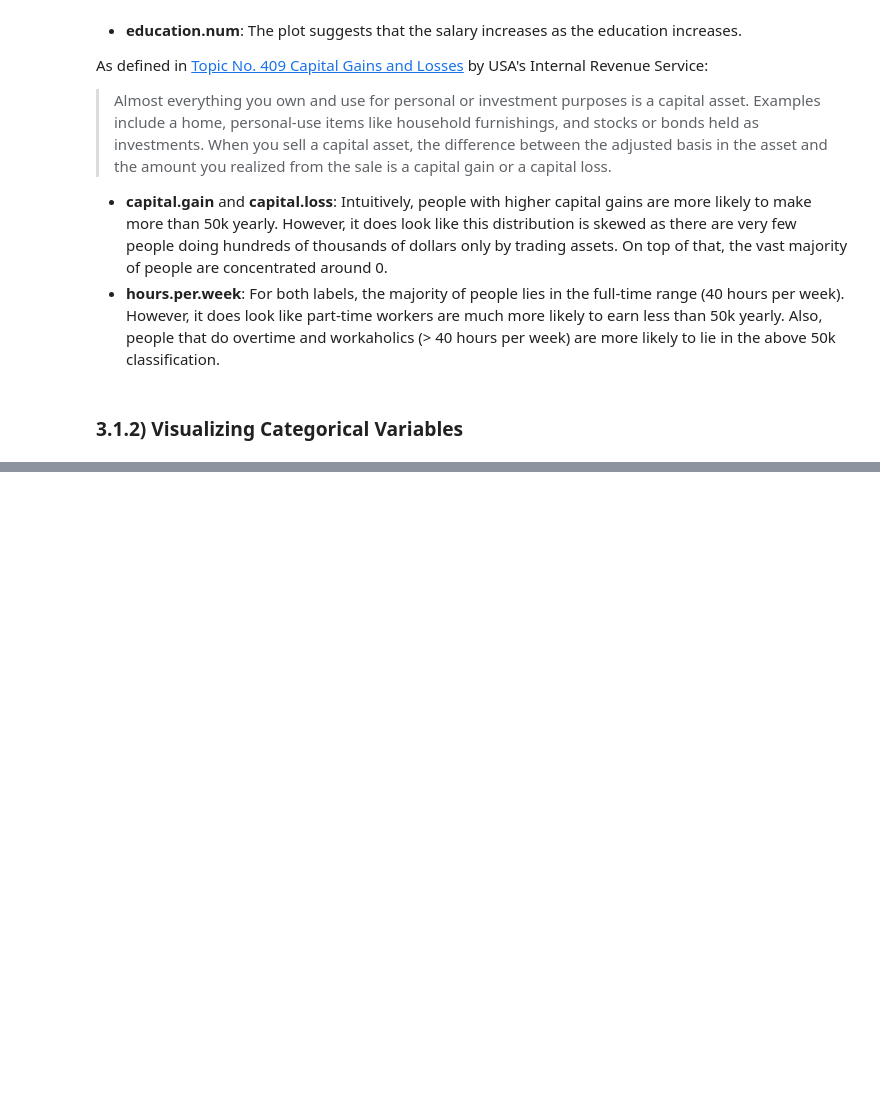
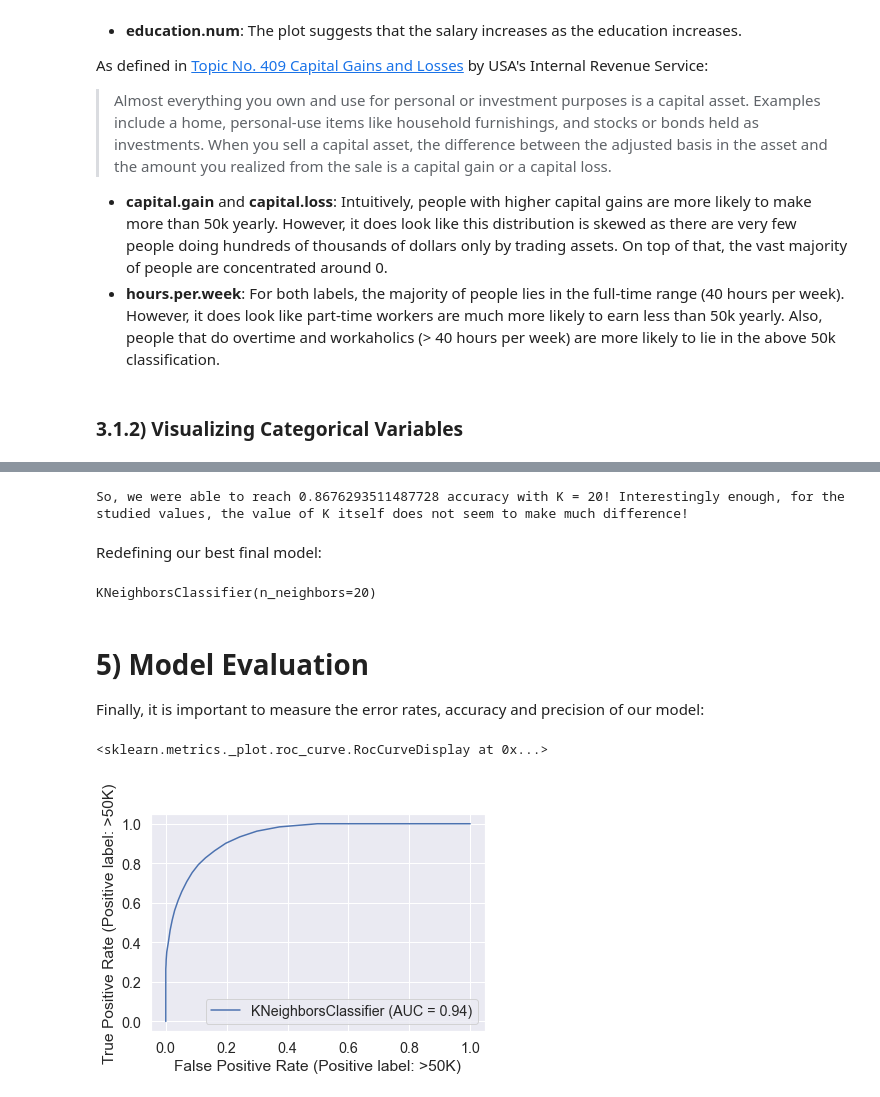
Before and after one commit to jaehnri/PMR3508, a Jupyter notebook: EP1/ep1.ipynb, the cells around one changed output, grey strips where cells are left out. Drawn from its saved outputs; the diff is of its cells as text; code cells hidden in the pictures; blank space fills up the shorter version.

```diff
--- a/EP1/ep1.ipynb
+++ b/EP1/ep1.ipynb
@@ -173,0 +347,2 @@ memory usage: 3.9+ MB
+# %%
+X_train, X_valid, Y_train, Y_valid = train_test_split(X_train, Y_train, test_size=0.20, random_state = 61)
@@ -173,0 +351,8 @@ memory usage: 3.9+ MB
+# %%
+k = [5, 10, 15, 20, 25, 30]
+k_accuracy = {}
+
+for current_k in k:
+    # We will perform cross-validation with 20 folds
+    score = cross_val_score(KNeighborsClassifier(n_neighbors = current_k), X_train, Y_train, cv = 20, scoring = "accuracy").mean()
+    k_accuracy[current_k] = score
@@ -173,0 +374,22 @@ memory usage: 3.9+ MB
+# %%
+optimal_k = max(k_accuracy, key = k_accuracy.get)
+
+print('So, we were able to reach ' + str(k_accuracy[optimal_k])+ ' accuracy with K = ' + str(optimal_k) + '! Interestingly enough, for the studied values, the value of K itself does not seem to make much difference!')
+# %% [output]
+So, we were able to reach 0.8676293511487728 accuracy with K = 20! Interestingly enough, for the studied values, the value of K itself does not seem to make much difference!
+# %% [markdown]
+Redefining our best final model:
+# %%
+knn_classifier = KNeighborsClassifier(n_neighbors = optimal_k)
+knn_classifier.fit(X_train, Y_train)
+# %% [output]
+KNeighborsClassifier(n_neighbors=20)
+# %% [markdown]
+# 5) Model Evaluation
+
+Finally, it is important to measure the error rates, accuracy and precision of our model:
+# %%
+ plot_roc_curve(knn_classifier, X_train, Y_train)
+# %% [output]
+<sklearn.metrics._plot.roc_curve.RocCurveDisplay at 0x...>
+[figure, added]
```
Also changed, not shown: parts of 40 cells of this notebook.
